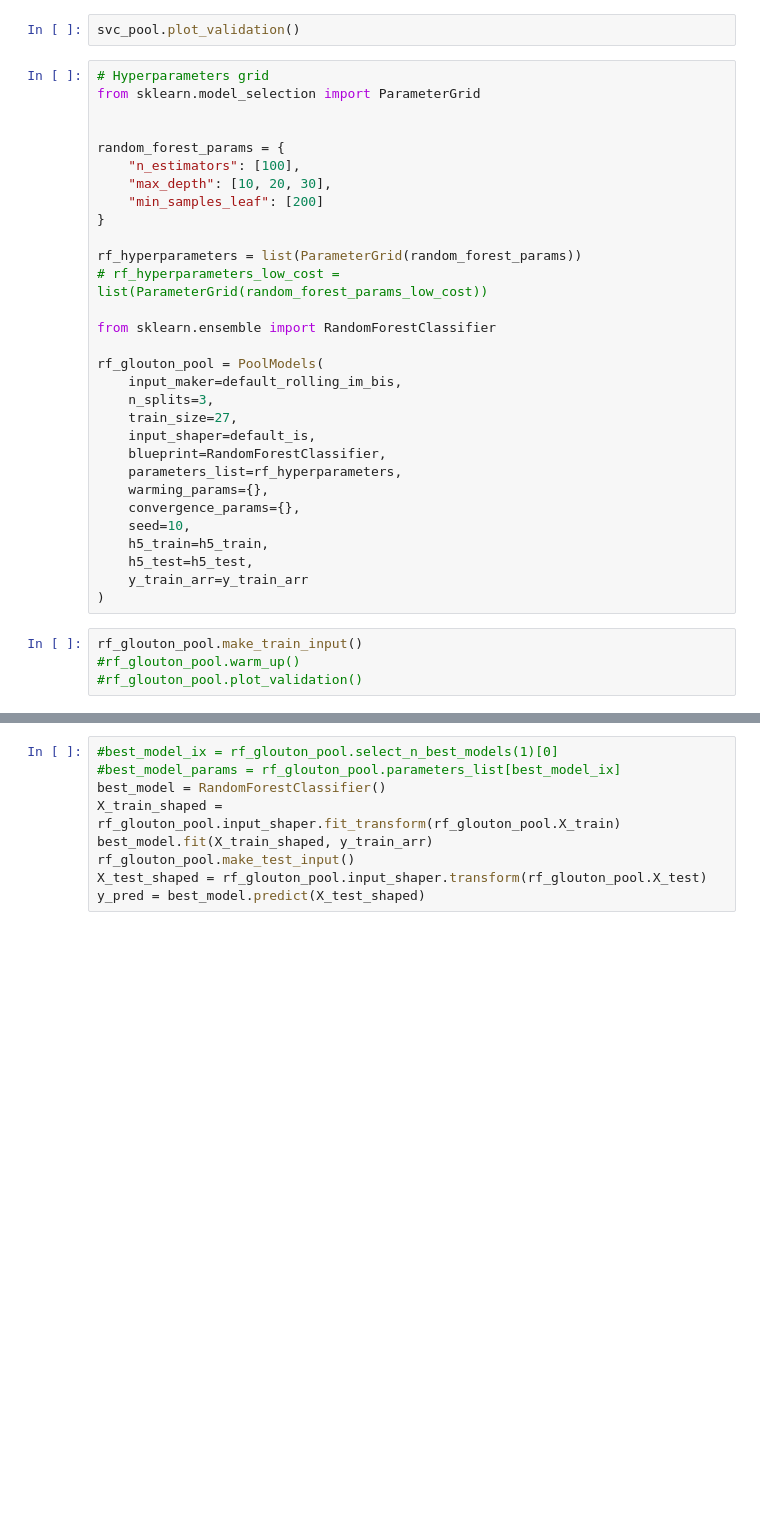
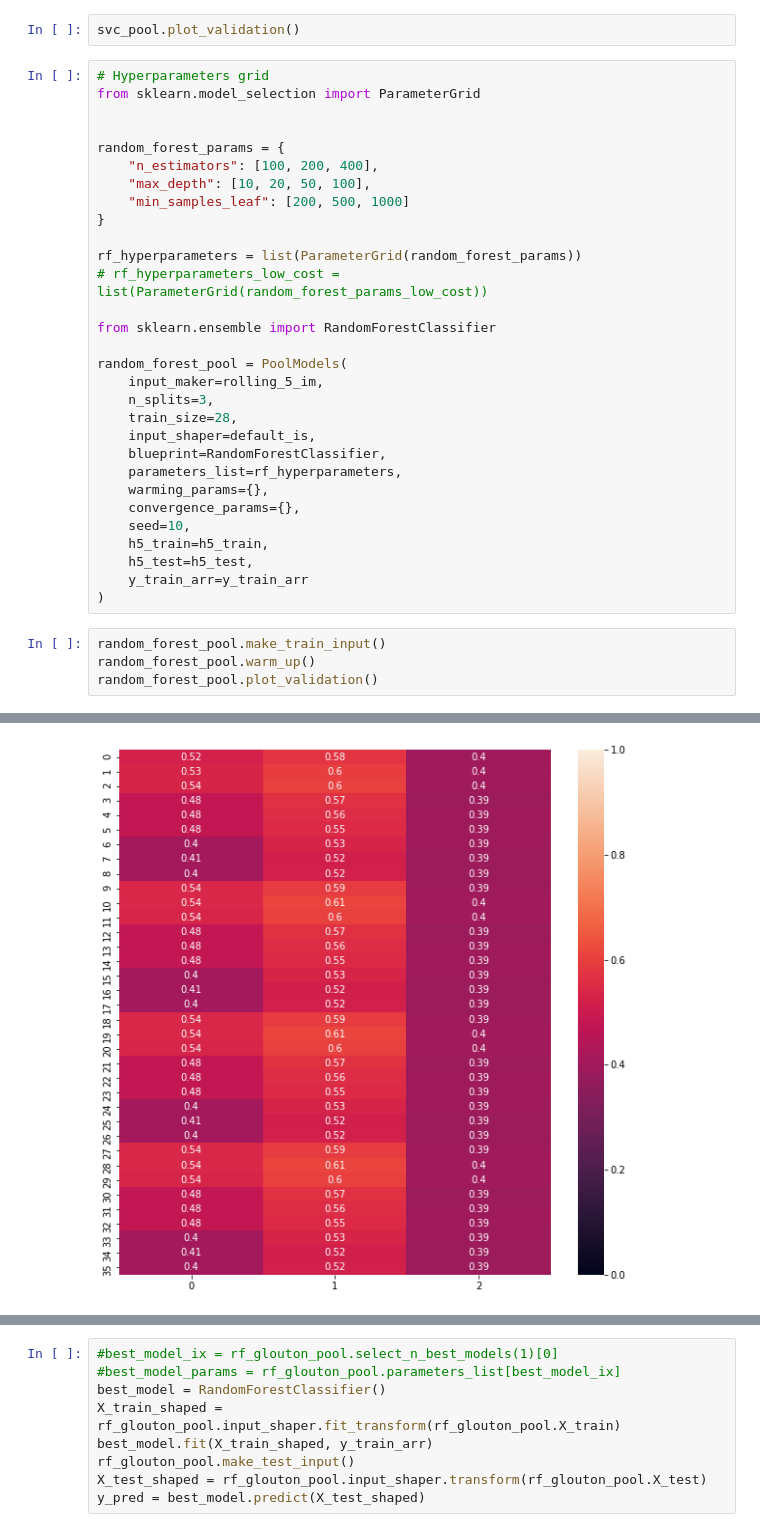
Before and after one commit to Mrml91/CS_ML_project, a Jupyter notebook: models_.ipynb, the cells around one changed output, grey strips where cells are left out. Drawn from its saved outputs; the diff is of its cells as text; blank space fills up the shorter version.

```diff
--- a/models_.ipynb
+++ b/models_.ipynb
@@ -291,9 +306,9 @@ from sklearn.model_selection import ParameterGrid
 
 
 random_forest_params = {
-    "n_estimators": [100],
-    "max_depth": [10, 20, 30],
-    "min_samples_leaf": [200]
+    "n_estimators": [100, 200, 400],
+    "max_depth": [10, 20, 50, 100],
+    "min_samples_leaf": [200, 500, 1000]
 }
 
 rf_hyperparameters = list(ParameterGrid(random_forest_params))
@@ -301,10 +316,10 @@ rf_hyperparameters = list(ParameterGrid(random_forest_params))
 
 from sklearn.ensemble import RandomForestClassifier
 
-rf_glouton_pool = PoolModels(
-    input_maker=default_rolling_im_bis,
+random_forest_pool = PoolModels(
+    input_maker=rolling_5_im,
     n_splits=3,
-    train_size=27,
+    train_size=28,
     input_shaper=default_is,
     blueprint=RandomForestClassifier,
     parameters_list=rf_hyperparameters,
@@ -316,7 +331,7 @@ rf_glouton_pool = PoolModels(
     y_train_arr=y_train_arr
 )
 # %%
-rf_glouton_pool.make_train_input()
-#rf_glouton_pool.warm_up()
-#rf_glouton_pool.plot_validation()
+random_forest_pool.make_train_input()
+random_forest_pool.warm_up()
+random_forest_pool.plot_validation()
 # %% [output]
@@ -323,0 +339 @@ Feature #1/11K
+[figure, added]
```
Also changed, not shown: parts of 6 cells of this notebook, 4 other files.
